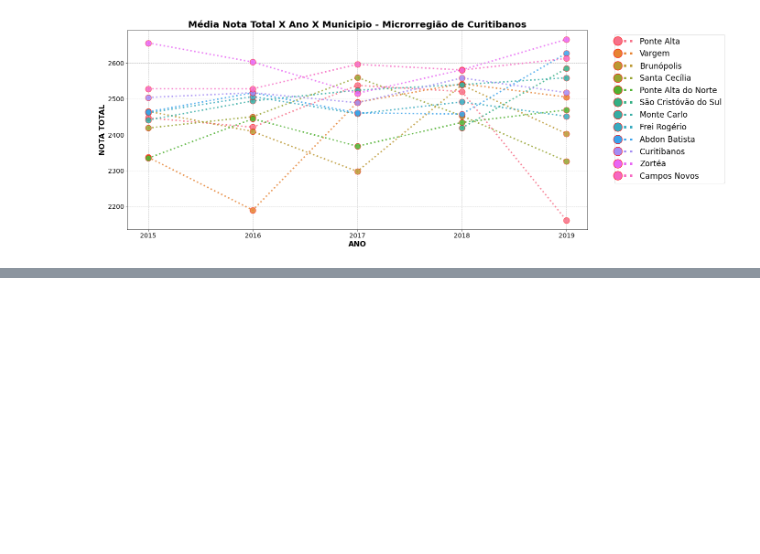
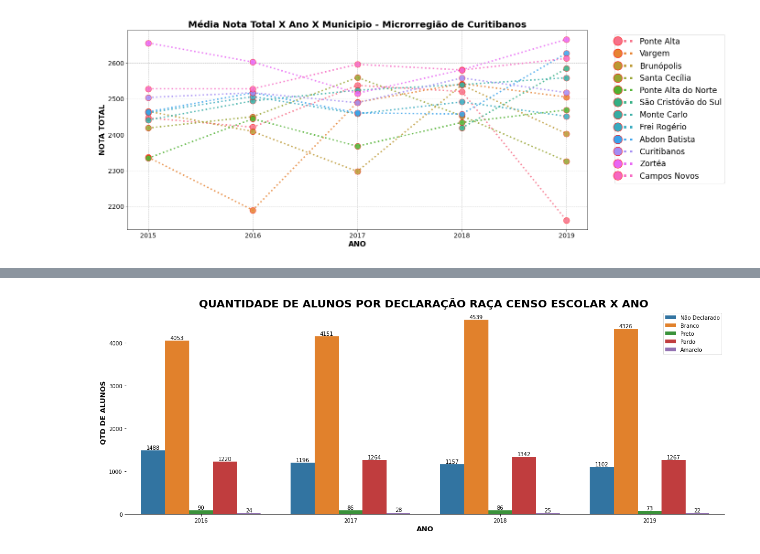
Before and after one commit to NophaieViscente/AnaliseDadosENEM, a Jupyter notebook: Analisando_Dados_da_Educação_Mesorregião_Serrana_|_Microrregião_de_Curitibanos_SC_|_Anos_2015_a_2019.ipynb, the cells around one changed output, grey strips where cells are left out. Saved outputs shown, nothing was run; the diff lists cells and outputs as text; code cells hidden in the pictures; blank space fills up the shorter version.

```diff
--- a/Analisando_Dados_da_Educação_Mesorregião_Serrana_|_Microrregião_de_Curitibanos_SC_|_Anos_2015_a_2019.ipynb
+++ b/Analisando_Dados_da_Educação_Mesorregião_Serrana_|_Microrregião_de_Curitibanos_SC_|_Anos_2015_a_2019.ipynb
@@ -373,0 +411,18 @@ plt.show()
+# %%
+fig, ax = plt.subplots(figsize=(20,7))
+sns.countplot(data=dadosEnsinoMedio2016_2019,x='NU_ANO_CENSO',hue='TP_COR_RACA',orient='v')
+for axis in ['top','left','right'] :
+  ax.spines[axis].set_color(None)
+for texto in ax.patches:
+    altura = texto.get_height()
+    ax.text(texto.get_x()+texto.get_width()/2.,
+            altura ,
+            altura,
+            ha="center",va='bottom')
+plt.title('QUANTIDADE DE ALUNOS POR DECLARAÇÃO RAÇA CENSO ESCOLAR X ANO ',fontdict={'fontsize':20,'fontweight':'semibold'})
+plt.xlabel('ANO',fontdict={'fontsize':13,'fontweight':'semibold'})
+plt.ylabel('QTD DE ALUNOS', fontdict={'fontsize':13,'fontweight':'semibold'})
+plt.legend(['Não Declarado','Branco','Preto','Pardo','Amarelo','Indígena'])
+plt.show()
+# %% [output]
+[figure, added]
```
Also changed, not shown: parts of 8 cells of this notebook.
